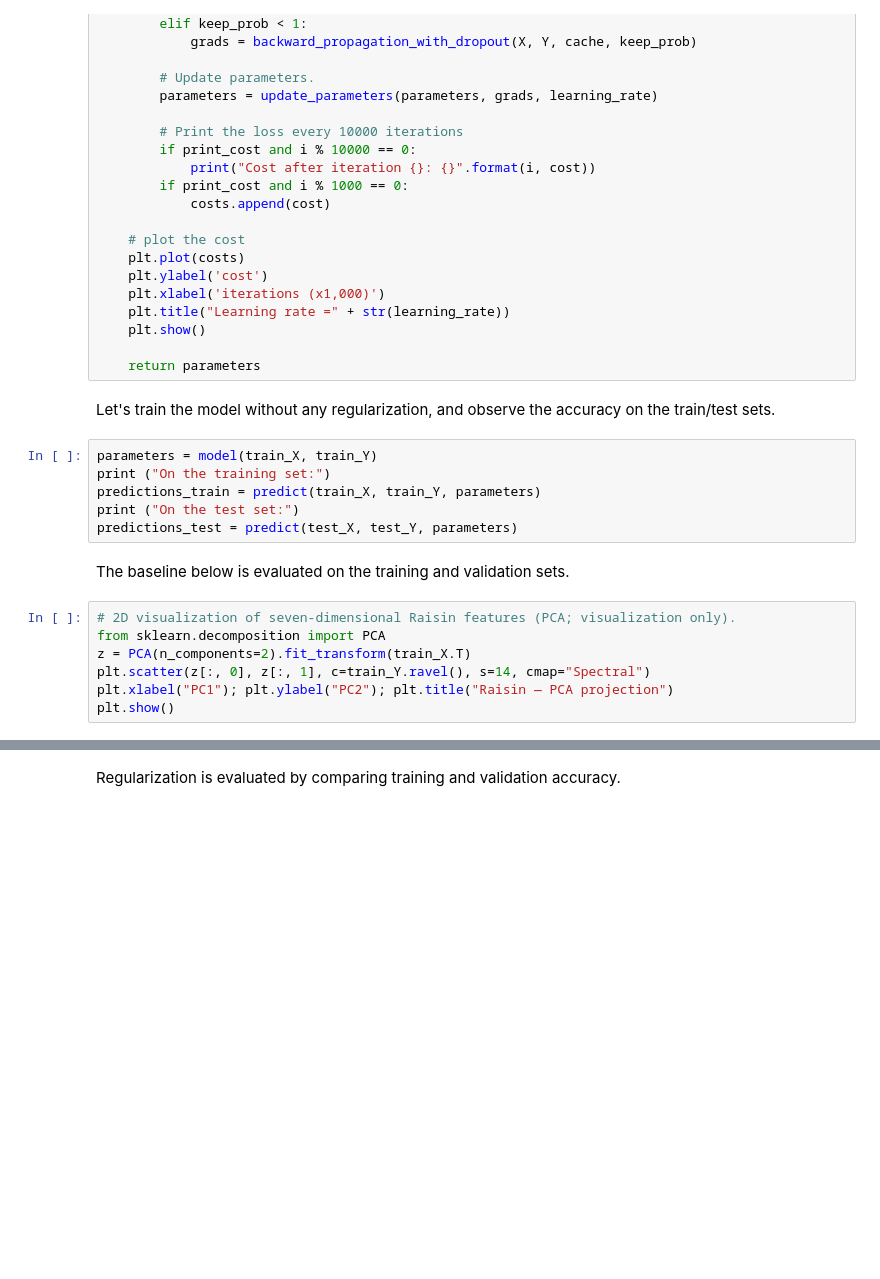
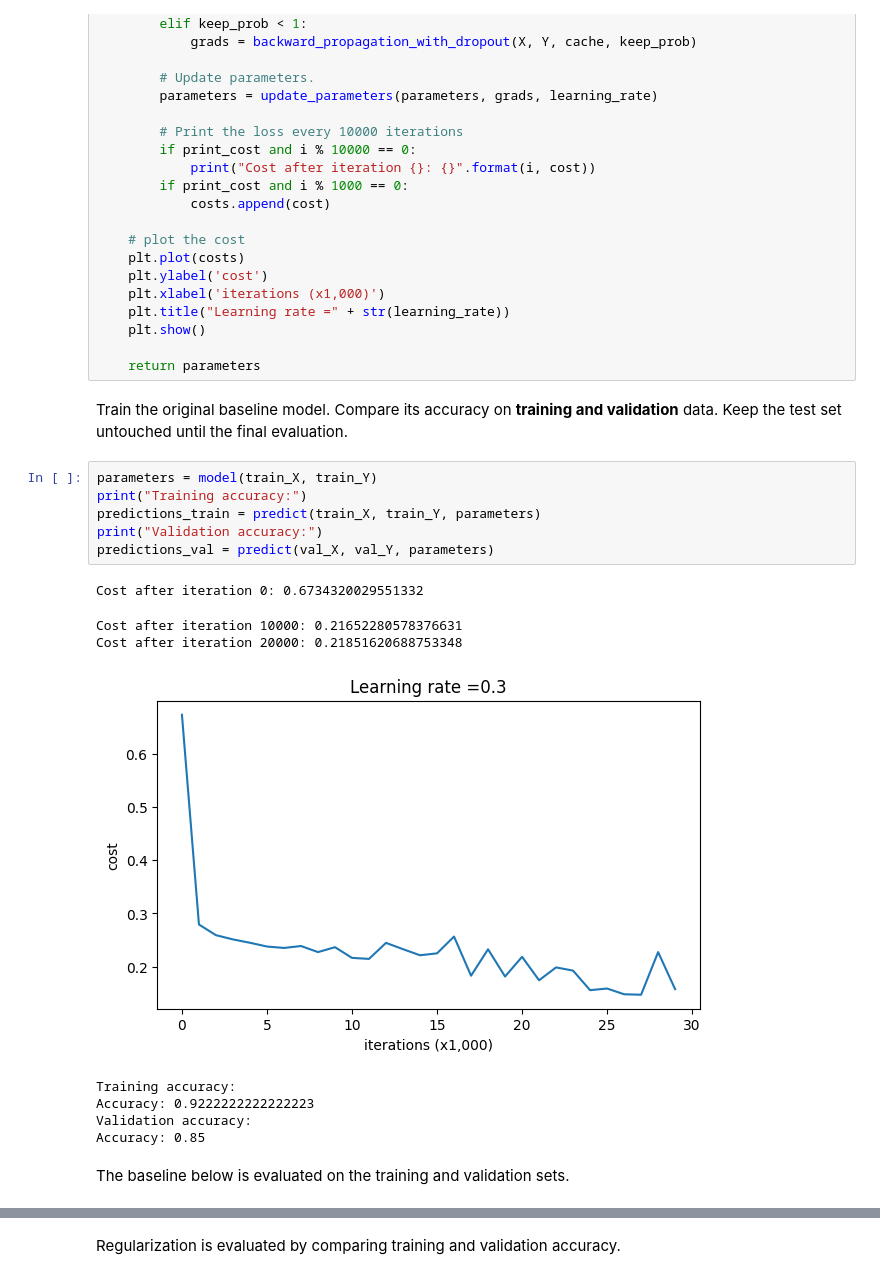
Before and after one commit to agrptec/assignment4-raisin-regularization, a Jupyter notebook: Assignment_4_Raisin.ipynb, the cells around one changed output, grey strips where cells are left out. Saved outputs shown, nothing was run; the diff lists cells and outputs as text; blank space fills up the shorter version.

```diff
--- a/Assignment_4_Raisin.ipynb
+++ b/Assignment_4_Raisin.ipynb
@@ -171,20 +156,22 @@ def model(X, Y, learning_rate = 0.3, num_iterations = 30000, print_cost = True,
     plt.show()
 
     return parameters
-# %% [markdown]
-Let's train the model without any regularization, and observe the accuracy on the train/test sets.
+# %% [markdown]
+Train the original baseline model. Compare its accuracy on **training and validation** data. Keep the test set untouched until the final evaluation.
 # %%
 parameters = model(train_X, train_Y)
-print ("On the training set:")
+print("Training accuracy:")
 predictions_train = predict(train_X, train_Y, parameters)
-print ("On the test set:")
-predictions_test = predict(test_X, test_Y, parameters)
+print("Validation accuracy:")
+predictions_val = predict(val_X, val_Y, parameters)
+# %% [output]
+Cost after iteration 0: 0.6734320029551332
+Cost after iteration 10000: 0.21652280578376631
+Cost after iteration 20000: 0.21851620688753348
+[figure, added]
+Training accuracy:
+Accuracy: 0.9222222222222223
+Validation accuracy:
+Accuracy: 0.85
 # %% [markdown]
 The baseline below is evaluated on the training and validation sets.
-# %%
-# 2D visualization of seven-dimensional Raisin features (PCA; visualization only).
-from sklearn.decomposition import PCA
-z = PCA(n_components=2).fit_transform(train_X.T)
-plt.scatter(z[:, 0], z[:, 1], c=train_Y.ravel(), s=14, cmap="Spectral")
-plt.xlabel("PC1"); plt.ylabel("PC2"); plt.title("Raisin — PCA projection")
-plt.show()
```
Also changed, not shown: parts of 65 cells of this notebook.
